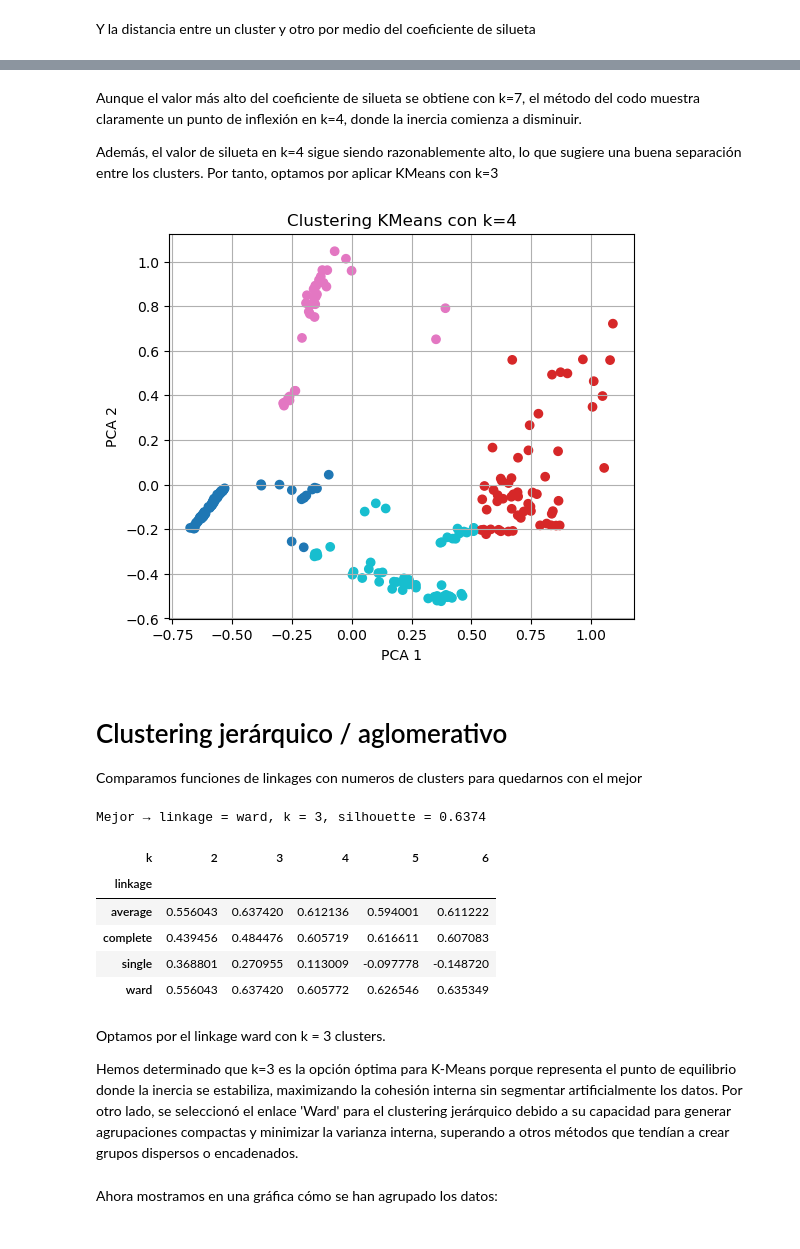
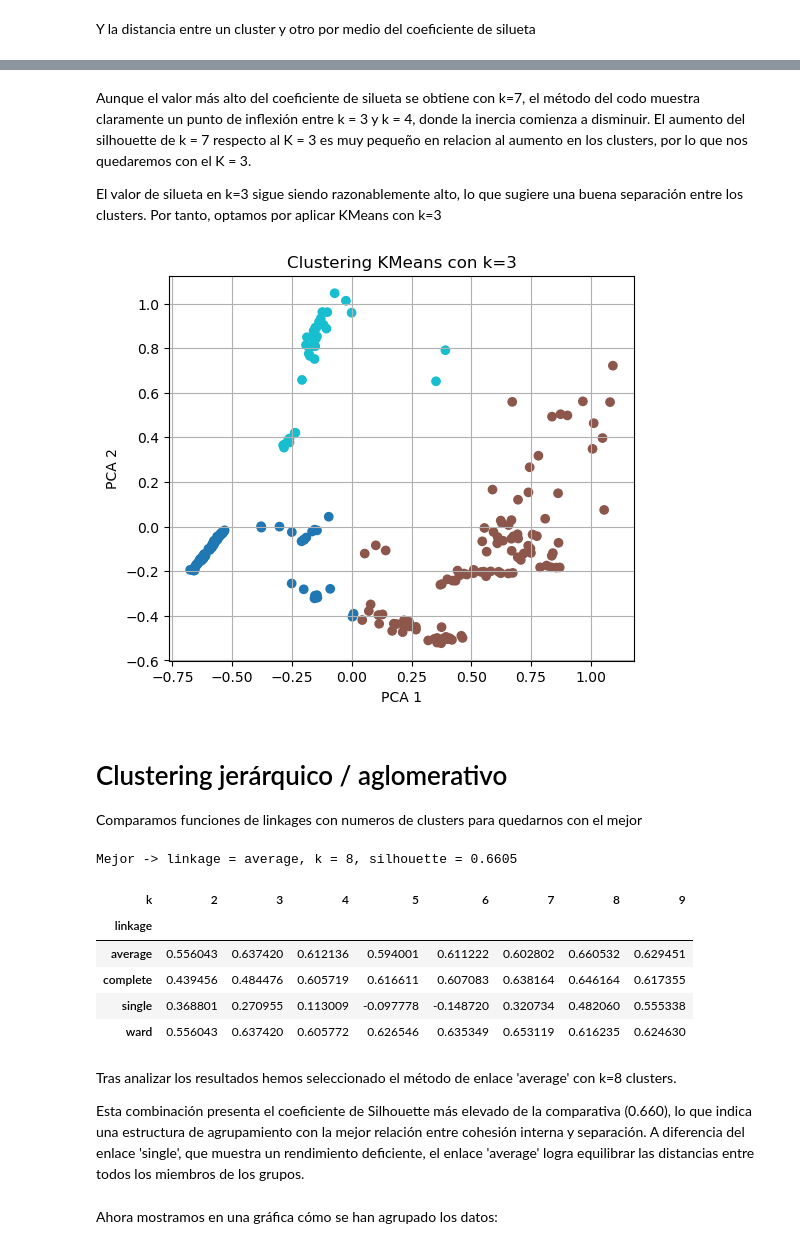
Before and after one commit to 100478705/P2-Aprendizaje-autom-tico-2026, a Jupyter notebook: Notebook1.ipynb, the cells around one changed output, grey strips where cells are left out. Drawn from its saved outputs; the diff is of its cells as text; code cells hidden in the pictures.

```diff
--- a/Notebook1.ipynb
+++ b/Notebook1.ipynb
@@ -244,31 +244,31 @@ Silhouette para k = 3 → 0.6432
 Máximo global: k = 7  (silhouette = 0.6584)
 # %% [markdown]
-Aunque el valor más alto del coeficiente de silueta se obtiene con k=7, el método del codo muestra claramente un punto de inflexión en k=4, donde la inercia comienza a disminuir.
+Aunque el valor más alto del coeficiente de silueta se obtiene con k=7, el método del codo muestra claramente un punto de inflexión entre k = 3 y k = 4, donde la inercia comienza a disminuir. El aumento del silhouette de k = 7 respecto al K = 3 es muy pequeño en relacion al aumento en los clusters, por lo que nos quedaremos con el K = 3.
 
-Además, el valor de silueta en k=4 sigue siendo razonablemente alto, lo que sugiere una buena separación entre los clusters. Por tanto, optamos por aplicar KMeans con k=3
+El valor de silueta en k=3 sigue siendo razonablemente alto, lo que sugiere una buena separación entre los clusters. Por tanto, optamos por aplicar KMeans con k=3
 # %%
-k_opt = 4
+k_opt = 3
 
 kmeans = KMeans(n_clusters=k_opt, random_state=SEMILLA)
 kmeans_labels = kmeans.fit_predict(X_pca)
 
 # Visualizar los clusters encontrados
 plt.figure(figsize=(6, 5))
 plt.scatter(X_pca[:, 0], X_pca[:, 1], c=kmeans_labels, cmap='tab10')
 plt.title(f'Clustering KMeans con k={k_opt}')
 plt.xlabel('PCA 1')
 plt.ylabel('PCA 2')
 plt.grid()
 plt.show()
 # %% [output]
-[figure, old version]
+[figure, new version]
 # %% [markdown]
 # Clustering jerárquico / aglomerativo
 
 Comparamos funciones de linkages con numeros de clusters para quedarnos con el mejor
 # %%
 linkages = ['ward', 'complete', 'average', 'single']
-k_range  = range(2, 7)
+k_range  = range(2, 10)
 results  = []
 
 for link in linkages:
@@ -284,17 +284,17 @@ print(f"Mejor -> linkage = {best_link}, k = {best_k}, silhouette = "
       f"{res_df['silhouette'].max():.4f}")
 display(res_df.pivot(index='linkage', columns='k', values='silhouette'))
 # %% [output]
-Mejor → linkage = ward, k = 3, silhouette = 0.6374
+Mejor -> linkage = average, k = 8, silhouette = 0.6605
-| k | 2 | 3 | 4 | 5 | 6 |
-| linkage |  |  |  |  |  |
-| average | 0.556043 | 0.637420 | 0.612136 | 0.594001 | 0.611222 |
-| complete | 0.439456 | 0.484476 | 0.605719 | 0.616611 | 0.607083 |
-| single | 0.368801 | 0.270955 | 0.113009 | -0.097778 | -0.148720 |
-| ward | 0.556043 | 0.637420 | 0.605772 | 0.626546 | 0.635349 |
+| k | 2 | 3 | 4 | 5 | 6 | 7 | 8 | 9 |
+| linkage |  |  |  |  |  |  |  |  |
+| average | 0.556043 | 0.637420 | 0.612136 | 0.594001 | 0.611222 | 0.602802 | 0.660532 | 0.629451 |
+| complete | 0.439456 | 0.484476 | 0.605719 | 0.616611 | 0.607083 | 0.638164 | 0.646164 | 0.617355 |
+| single | 0.368801 | 0.270955 | 0.113009 | -0.097778 | -0.148720 | 0.320734 | 0.482060 | 0.555338 |
+| ward | 0.556043 | 0.637420 | 0.605772 | 0.626546 | 0.635349 | 0.653119 | 0.616235 | 0.624630 |
-# %% [markdown]
-Optamos por el linkage ward con k = 3 clusters.
-
-Hemos determinado que k=3 es la opción óptima para K-Means porque representa el punto de equilibrio donde la inercia se estabiliza, maximizando la cohesión interna sin segmentar artificialmente los datos. Por otro lado, se seleccionó el enlace 'Ward' para el clustering jerárquico debido a su capacidad para generar agrupaciones compactas y minimizar la varianza interna, superando a otros métodos que tendían a crear grupos dispersos o encadenados.
+# %% [markdown]
+Tras analizar los resultados hemos seleccionado el método de enlace 'average' con k=8 clusters.
+
+Esta combinación presenta el coeficiente de Silhouette más elevado de la comparativa (0.660), lo que indica una estructura de agrupamiento con la mejor relación entre cohesión interna y separación. A diferencia del enlace 'single', que muestra un rendimiento deficiente, el enlace 'average' logra equilibrar las distancias entre todos los miembros de los grupos.
 # %% [markdown]
 Ahora mostramos en una gráfica cómo se han agrupado los datos:
 # %%
```
Also changed, not shown: parts of 28 cells of this notebook, 1 other file.
